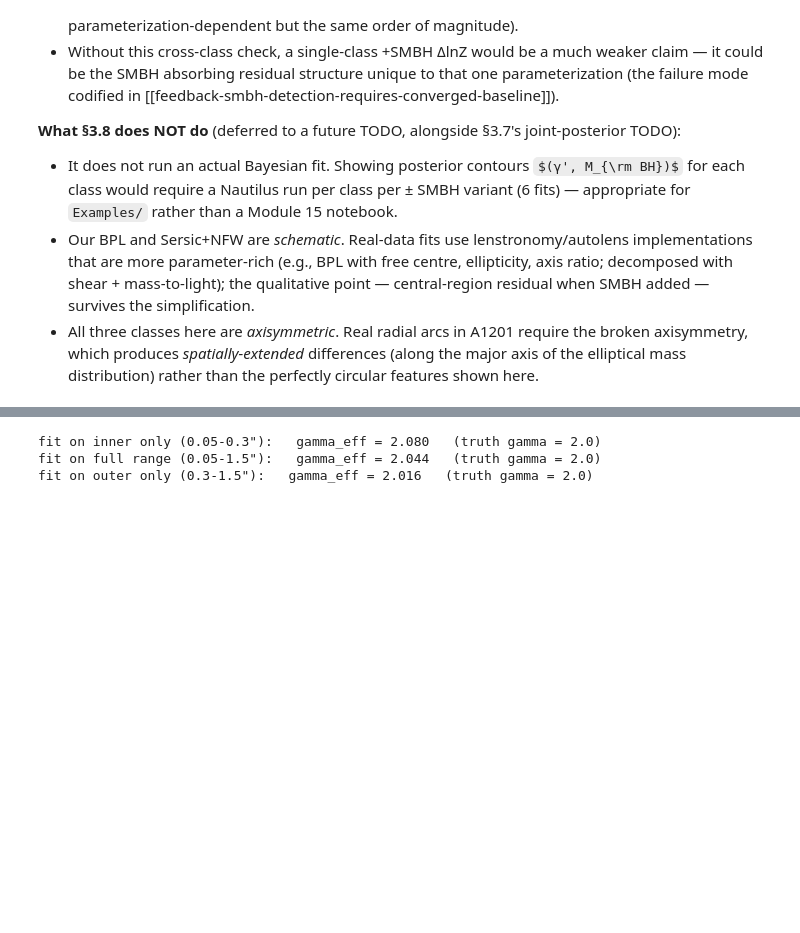
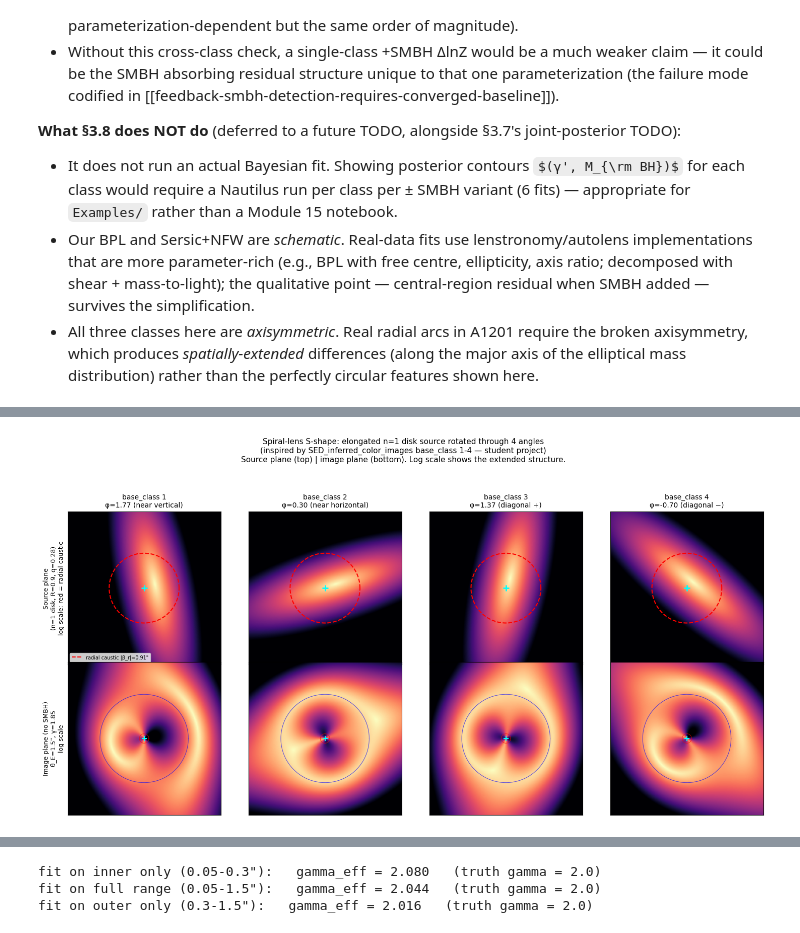
Before and after one commit to rodelcr/Learning_to_Autolens, a Jupyter notebook: Modules/15_Radial_Arcs_Caustic_Topology/15_radial_arcs.ipynb, the cells around one changed output, grey strips where cells are left out. Cells and saved outputs as stored; diff of their text form; code cells hidden in the pictures; some formulas as TeX source; blank space fills up the shorter version.

```diff
--- a/Modules/15_Radial_Arcs_Caustic_Topology/15_radial_arcs.ipynb
+++ b/Modules/15_Radial_Arcs_Caustic_Topology/15_radial_arcs.ipynb
@@ -1226,0 +1245,99 @@ N+23 §3.8 fits the real A1201 data with each of PL, BPL, and decomposed models,
+# %%
+# §3.9 — elongated source bisecting caustics → S-shape spiral lens.
+# Inspired by SED_inferred_color_images base_class 1-4 (q≈0.23-0.28 highly
+# elongated Sersic). We use n=1 (exponential disk, realistic spiral) instead
+# of n=4 to keep the source's surface-brightness profile spatially distributed
+# (n=4 is too centrally peaked for a clean spiral demo).
+from matplotlib.colors import LogNorm
+
+def elongated_sersic_source(beta_x, beta_y, *,
+                              center_x=0.27, center_y=0.10,
+                              R_sersic=0.9, n_sersic=1.0, q=0.28, phi=1.77,
+                              amp=1.0):
+    """Elliptical Sersic source. q < 1 is axis ratio; phi is major-axis rotation (rad)."""
+    dx = beta_x - center_x
+    dy = beta_y - center_y
+    cos_p, sin_p = np.cos(phi), np.sin(phi)
+    dx_p =  cos_p * dx + sin_p * dy
+    dy_p = -sin_p * dx + cos_p * dy
+    r_ell = np.sqrt(dx_p**2 + (dy_p / q)**2)
+    b_n = 2.0 * n_sersic - 0.327
+    return amp * np.exp(-b_n * ((r_ell / R_sersic) ** (1.0 / n_sersic) - 1.0))
+
+
+TE_39 = 1.5
+GAMMA_39 = 1.85
+F_BH_39 = 0.005
+
+_, r_r_39 = find_critical_radii(theta_E=TE_39, gamma=GAMMA_39)
+beta_r_39 = abs(r_r_39 - alpha_pl(r_r_39, TE_39, GAMMA_39))
+print(f'γ={GAMMA_39}, θ_E={TE_39}\": r_r={r_r_39:.3f}\", |β_r|={beta_r_39:.3f}\"')
+
+# 4 source rotations matching student base_class 1-4 (with our q,R values)
+phi_values = [1.77, 0.30, 1.37, -0.70]
+base_class_labels = ['base_class 1\nφ=1.77 (near vertical)',
+                      'base_class 2\nφ=0.30 (near horizontal)',
+                      'base_class 3\nφ=1.37 (diagonal +)',
+                      'base_class 4\nφ=-0.70 (diagonal −)']
+src_centres = [(0.27, 0.10), (0.27, 0.10), (0.10, 0.24), (0.15, 0.15)]
+
+def alpha_PL_TE(r):
+    return TE_39 * (TE_39 / r) ** (GAMMA_39 - 2)
+
+def alpha_PL_TE_BH(r):
+    return (1 - F_BH_39) * alpha_PL_TE(r) + (F_BH_39 * TE_39) / r
+
+def simulate_image_for(alpha_fn, source_fn, npix=260, fov=2.6):
+    edge = np.linspace(-fov, fov, npix)
+    tx, ty = np.meshgrid(edge, edge)
+    r = np.hypot(tx, ty); r_safe = np.where(r > 1e-3, r, 1e-3)
+    alpha = alpha_fn(r_safe)
+    bx = tx * (1.0 - alpha / r_safe)
+    by = ty * (1.0 - alpha / r_safe)
+    return edge, source_fn(bx, by)
+
+fig, axes = plt.subplots(2, 4, figsize=(15, 7.8))
+edge_src = np.linspace(-2.0, 2.0, 260)
+bx_s, by_s = np.meshgrid(edge_src, edge_src)
+for col, (phi_v, label, (cx, cy)) in enumerate(zip(phi_values, base_class_labels, src_centres)):
+    # Source plane (linear scale)
+    src_img = elongated_sersic_source(bx_s, by_s, center_x=cx, center_y=cy, phi=phi_v)
+    ax = axes[0, col]
+    ax.imshow(src_img, extent=[-2.0, 2.0, -2.0, 2.0], origin='lower', cmap='magma',
+              norm=LogNorm(vmin=src_img.max()*1e-3, vmax=src_img.max()))
+    ax.plot(beta_r_39 * np.cos(theta_circ_2), beta_r_39 * np.sin(theta_circ_2),
+            'r--', lw=1.5, label=f'radial caustic |β_r|={beta_r_39:.2f}\"' if col == 0 else None)
+    ax.plot(0, 0, '+', color='cyan', markersize=8, mew=2)
+    ax.set_xlim(-2.0, 2.0); ax.set_ylim(-2.0, 2.0)
+    ax.set_aspect('equal'); ax.set_xticks([]); ax.set_yticks([])
+    ax.set_title(label, fontsize=10)
+    if col == 0:
+        ax.set_ylabel('Source plane\n(n=1 disk, R=0.9, q=0.28)\nlog scale; red = radial caustic',
+                       fontsize=9)
+        ax.legend(fontsize=7, loc='lower left')
+    # Image plane (log scale)
+    src_fn = lambda bx, by, p=phi_v, ccx=cx, ccy=cy: elongated_sersic_source(
+        bx, by, center_x=ccx, center_y=ccy, phi=p)
+    edge, img = simulate_image_for(alpha_PL_TE, src_fn, npix=260, fov=2.6)
+    ax = axes[1, col]
+    vmax_local = float(img.max())
+    ax.imshow(img, extent=[edge.min(), edge.max(), edge.min(), edge.max()],
+              origin='lower', cmap='magma',
+              norm=LogNorm(vmin=max(vmax_local*1e-3, 1e-6), vmax=vmax_local))
+    ax.plot(TE_39 * np.cos(theta_circ_2), TE_39 * np.sin(theta_circ_2),
+            'b-', lw=0.8, alpha=0.6)
+    ax.plot(r_r_39 * np.cos(theta_circ_2), r_r_39 * np.sin(theta_circ_2),
+            'r-', lw=0.8, alpha=0.6)
+    ax.plot(0, 0, '+', color='cyan', markersize=7, mew=1.5)
+    ax.set_xlim(-2.6, 2.6); ax.set_ylim(-2.6, 2.6)
+    ax.set_aspect('equal'); ax.set_xticks([]); ax.set_yticks([])
+    if col == 0:
+        ax.set_ylabel(f'Image plane (no SMBH)\nθ_E={TE_39}\", γ={GAMMA_39}\nlog scale',
+                       fontsize=9)
+
+fig.suptitle('Spiral-lens S-shape: elongated n=1 disk source rotated through 4 angles\n'
+             '(inspired by SED_inferred_color_images base_class 1-4 — student project)\n'
+             'Source plane (top) | image plane (bottom). Log scale shows the extended structure.',
+             fontsize=11)
+plt.tight_layout(rect=[0, 0, 1, 0.93]); plt.show()
+# %% [output]
@@ -1226,0 +1345 @@ N+23 §3.8 fits the real A1201 data with each of PL, BPL, and decomposed models,
+[figure, added]
```
Also changed, not shown: parts of 6 cells of this notebook.
